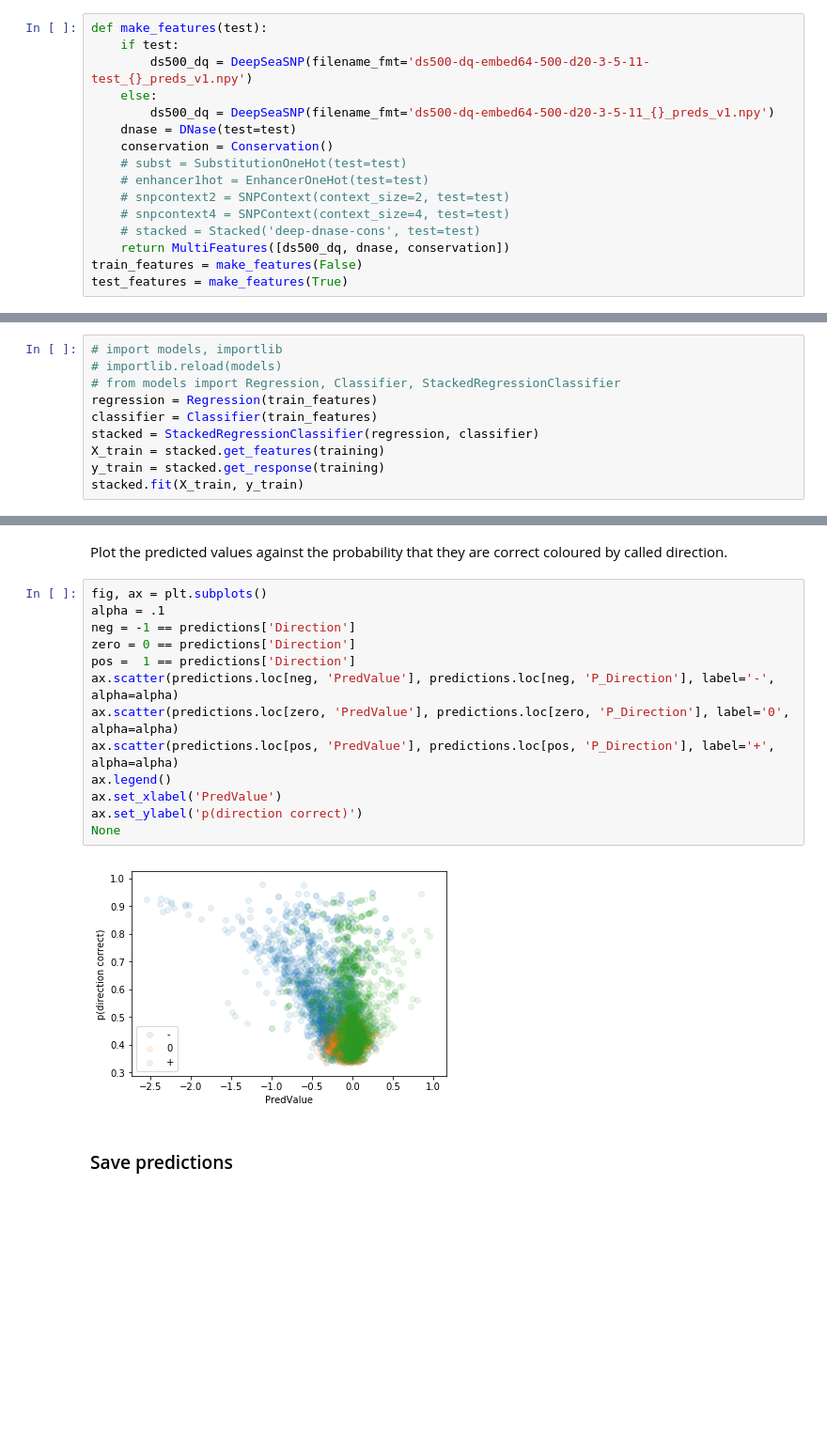
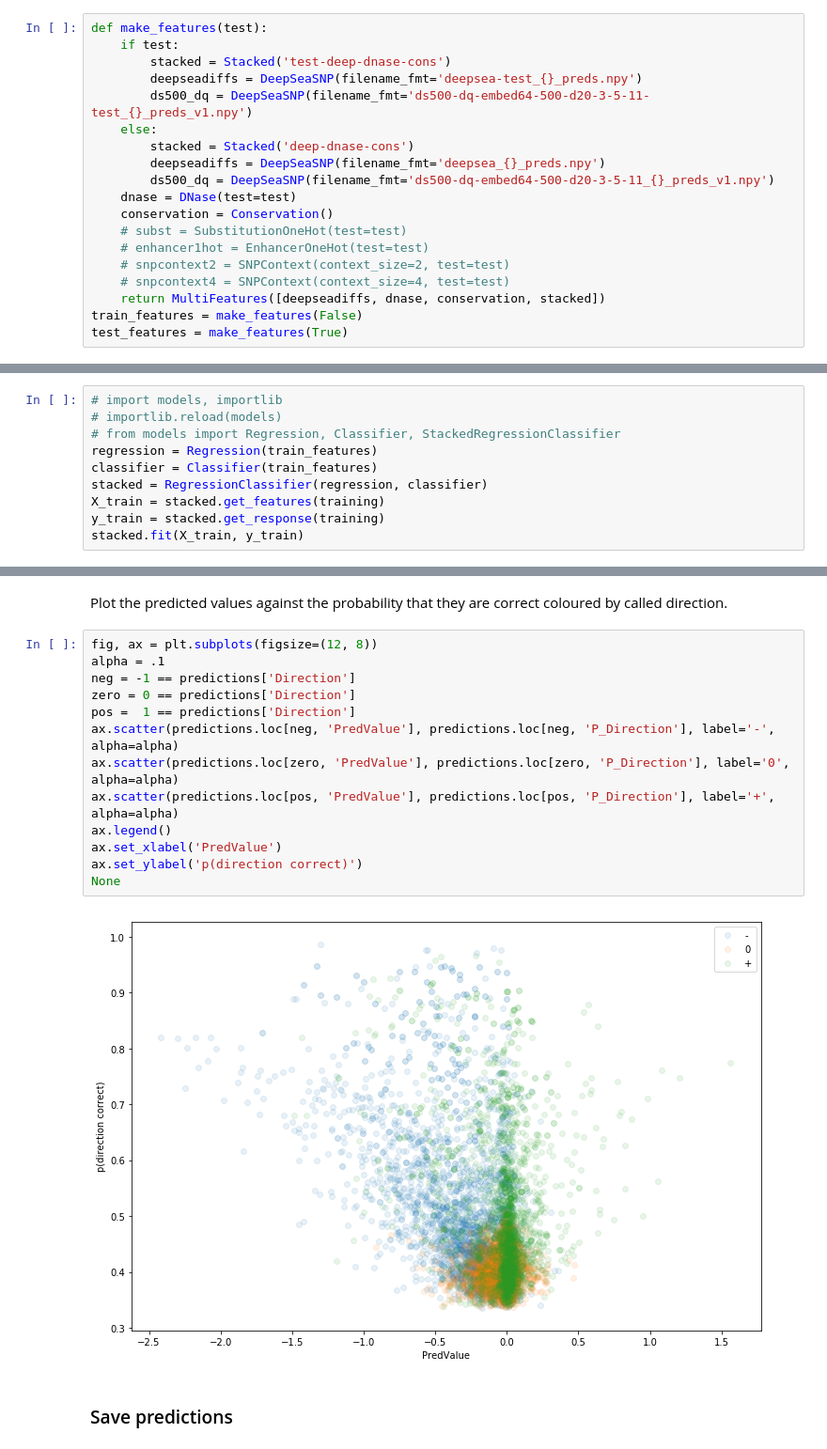
Before and after one commit to alex-hh/cagi5_mpra_prediction, a Jupyter notebook: Cagi5-Submission.ipynb, the cells around one changed output, grey strips where cells are left out. Shown at 94% size. Drawn from its saved outputs; the diff is of its cells as text; blank space fills up the shorter version.

```diff
--- a/Cagi5-Submission.ipynb
+++ b/Cagi5-Submission.ipynb
@@ -81,8 +82,12 @@ tuned_params = {
 # %%
 def make_features(test):
     if test:
+        stacked = Stacked('test-deep-dnase-cons')
+        deepseadiffs = DeepSeaSNP(filename_fmt='deepsea-test_{}_preds.npy')
         ds500_dq = DeepSeaSNP(filename_fmt='ds500-dq-embed64-500-d20-3-5-11-test_{}_preds_v1.npy')
     else:
+        stacked = Stacked('deep-dnase-cons')
+        deepseadiffs = DeepSeaSNP(filename_fmt='deepsea_{}_preds.npy')
         ds500_dq = DeepSeaSNP(filename_fmt='ds500-dq-embed64-500-d20-3-5-11_{}_preds_v1.npy')
     dnase = DNase(test=test)
     conservation = Conservation()
@@ -90,8 +95,7 @@ def make_features(test):
     # enhancer1hot = EnhancerOneHot(test=test)
     # snpcontext2 = SNPContext(context_size=2, test=test)
     # snpcontext4 = SNPContext(context_size=4, test=test)
-    # stacked = Stacked('deep-dnase-cons', test=test)
-    return MultiFeatures([ds500_dq, dnase, conservation])
+    return MultiFeatures([deepseadiffs, dnase, conservation, stacked])
 train_features = make_features(False)
 test_features = make_features(True)
 # %% [markdown]
@@ -102,7 +106,7 @@ test_features = make_features(True)
 # from models import Regression, Classifier, StackedRegressionClassifier
 regression = Regression(train_features)
 classifier = Classifier(train_features)
-stacked = StackedRegressionClassifier(regression, classifier)
+stacked = RegressionClassifier(regression, classifier)
 X_train = stacked.get_features(training)
 y_train = stacked.get_response(training)
 stacked.fit(X_train, y_train)
@@ -139,20 +143,20 @@ predictions.sample(6)
 # %% [markdown]
 Plot the predicted values against the probability that they are correct coloured by called direction.
 # %%
-fig, ax = plt.subplots()
+fig, ax = plt.subplots(figsize=(12, 8))
 alpha = .1
 neg = -1 == predictions['Direction']
 zero = 0 == predictions['Direction']
 pos =  1 == predictions['Direction']
 ax.scatter(predictions.loc[neg, 'PredValue'], predictions.loc[neg, 'P_Direction'], label='-', alpha=alpha)
 ax.scatter(predictions.loc[zero, 'PredValue'], predictions.loc[zero, 'P_Direction'], label='0', alpha=alpha)
 ax.scatter(predictions.loc[pos, 'PredValue'], predictions.loc[pos, 'P_Direction'], label='+', alpha=alpha)
 ax.legend()
 ax.set_xlabel('PredValue')
 ax.set_ylabel('p(direction correct)')
 None
 # %% [output]
-[figure, old version]
+[figure, new version]
 # %% [markdown]
 ### Save predictions
 # %%
```
Also changed, not shown: parts of 5 cells of this notebook, 2 other files.
